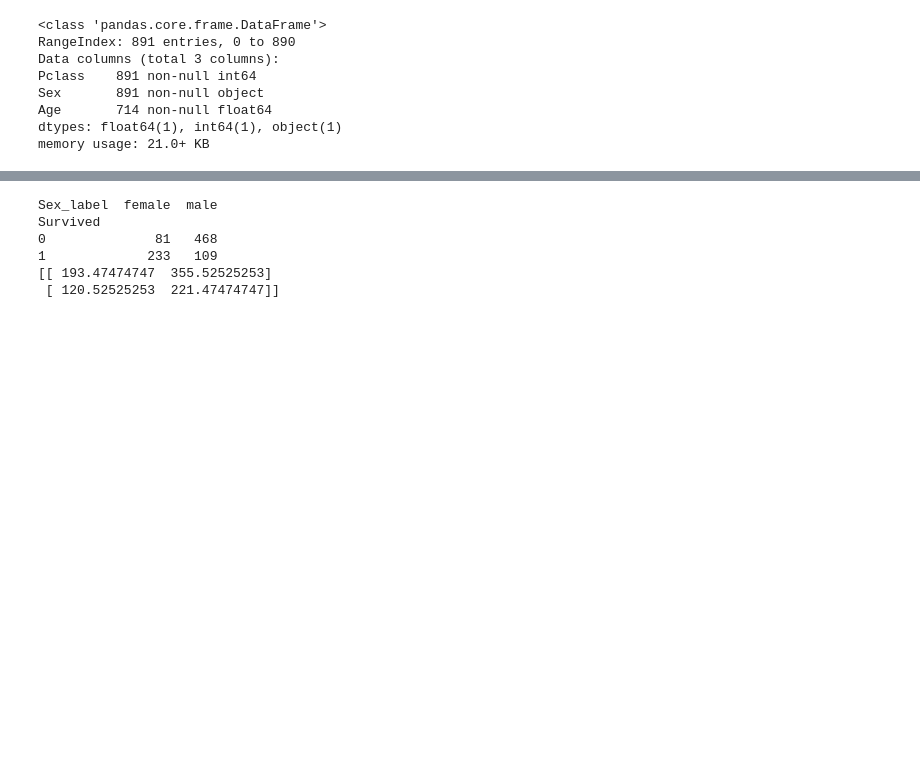
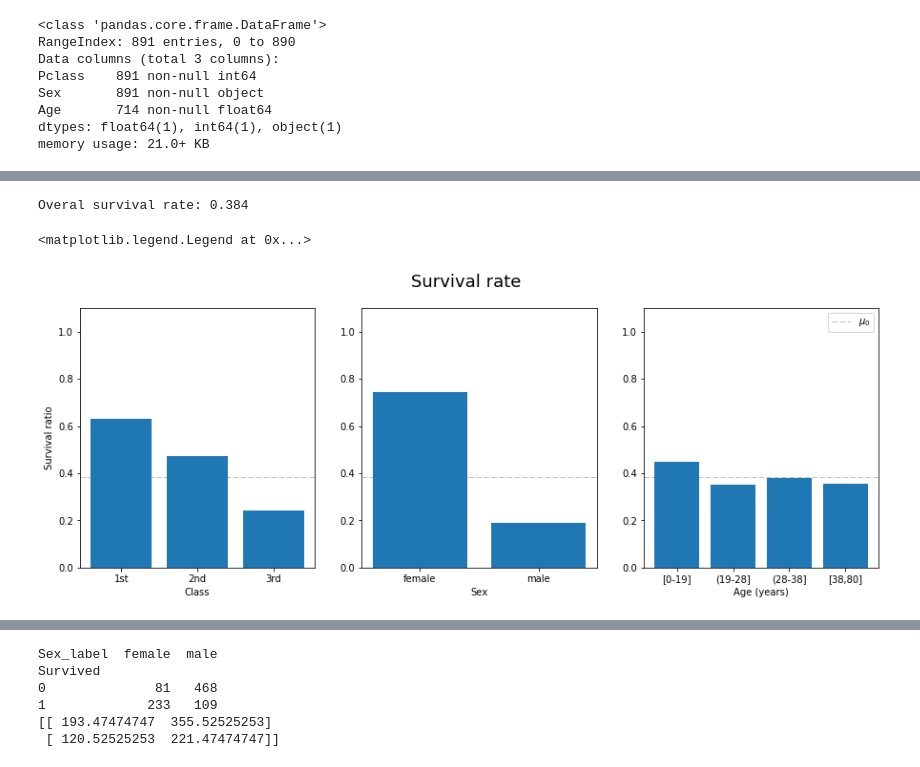
Before and after one commit to mabelvj/data-analyst-nanodegree, a Jupyter notebook: P2-investigate-dataset/P2_report.ipynb, the cells around one changed output, grey strips where cells are left out. Saved outputs shown, nothing was run; the diff lists cells and outputs as text; code cells hidden in the pictures; blank space fills up the shorter version.

```diff
--- a/P2-investigate-dataset/P2_report.ipynb
+++ b/P2-investigate-dataset/P2_report.ipynb
@@ -257,0 +235,68 @@ survival_rate= (table.iloc[1]/table.sum(axis=0))
+# %%
+# Plot survival rate by feature
+fig = plt.figure(figsize=[15,5])
+ax = fig.add_subplot(131)
+fig.suptitle('Survival rate', fontsize = 18)
+limits= [0,1.1]
+
+def survival_ratio(df):
+    '''This function returns the survival ratio from from the dataframe introduced df'''
+    return np.round(np.sum(df==1)/float(df.size),3)
+
+print 'Overal survival rate: %.3f' %survival_ratio(outcomes)
+
+#SURVIVAL
+
+#1.Class
+
+# Create a table
+table_class = pd.crosstab([outcomes], [df['Pclass']])
+survival_rate_class= table_class.iloc[1]/table_class.sum(axis=0) # iloc[1] to pick the survivors, 0: dead
+
+ax1 = plt.subplot(131)
+
+plt.bar(survival_rate_class.index,survival_rate_class.values)
+plt.xticks(survival_rate_class.index.values, ['1st', '2nd', '3rd'])
+plt.xlabel('Class')
+plt.ylabel('Survival ratio')
+plt.ylim(limits)
+
+#Sex
+
+table_sex = pd.crosstab([outcomes], [df['Sex_label']])
+survival_rate_sex= table_sex.iloc[1]/table_sex.sum(axis=0)
+
+ax2 = plt.subplot(132)
+
+plt.bar(survival_rate_sex.index.values.labels,survival_rate_sex.values)
+plt.xticks(survival_rate_sex.index.values.labels, survival_rate_sex.index.values) #Acess the indexes, which are categorical
+                                                                                # label: 0,1 and value: male, female
+plt.xlabel('Sex')
+plt.ylabel('')
+plt.ylim(limits)
+
+#Ages
+table_ages = pd.crosstab([outcomes], [df['Age_group']])
+survival_rate_ages= table_ages.iloc[1]/table_ages.sum(axis=0)
+
+ax3 = plt.subplot(133)
+
+plt.bar(survival_rate_ages.index.values.labels,survival_rate_ages.values)
+plt.xticks(survival_rate_ages.index.values.labels,
+           ['[0-%d]'%quartiles[.25],'(%d-%d]'%(quartiles[.25],quartiles[.5]),
+            '(%d-%d]'%(quartiles[.5],quartiles[.75]), '[%d,80]'%(quartiles[.75])])
+plt.xlabel('Age (years)')
+plt.ylabel('')
+plt.ylim(limits)
+
+
+#HORIZONTAL LINE for the overal survival rate
+
+ax1.axhline(y=survival_ratio(outcomes), xmin=0,xmax=3, color = 'grey', linestyle="--",linewidth=0.5,zorder=0)
+ax2.axhline(y=survival_ratio(outcomes), xmin=0,xmax=3, color = 'grey', linestyle="--",linewidth=0.5,zorder=0)
+ax3.axhline(y=survival_ratio(outcomes), xmin=0,xmax=3, color = 'grey', linestyle="--",linewidth=0.5,zorder=0, label = '$\mu_0$')
+plt.legend()
+# %% [output]
+Overal survival rate: 0.384
+<matplotlib.legend.Legend at 0x...>
+[figure, added]
```
Also changed, not shown: parts of 47 cells of this notebook, 1 other file.
